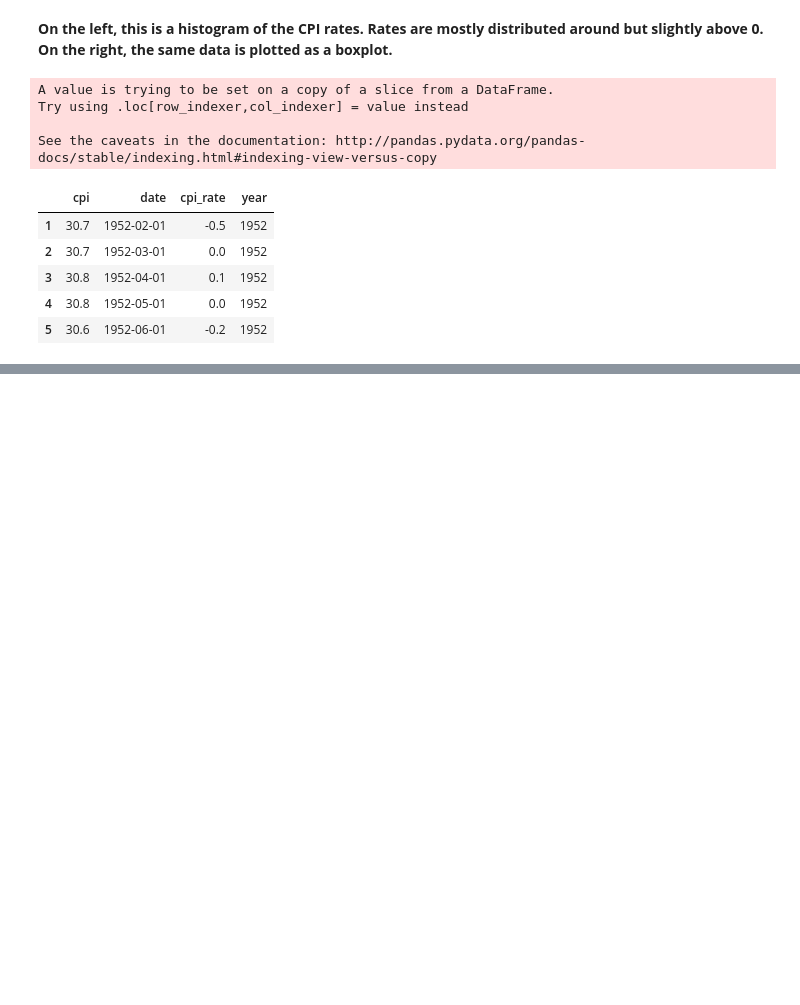
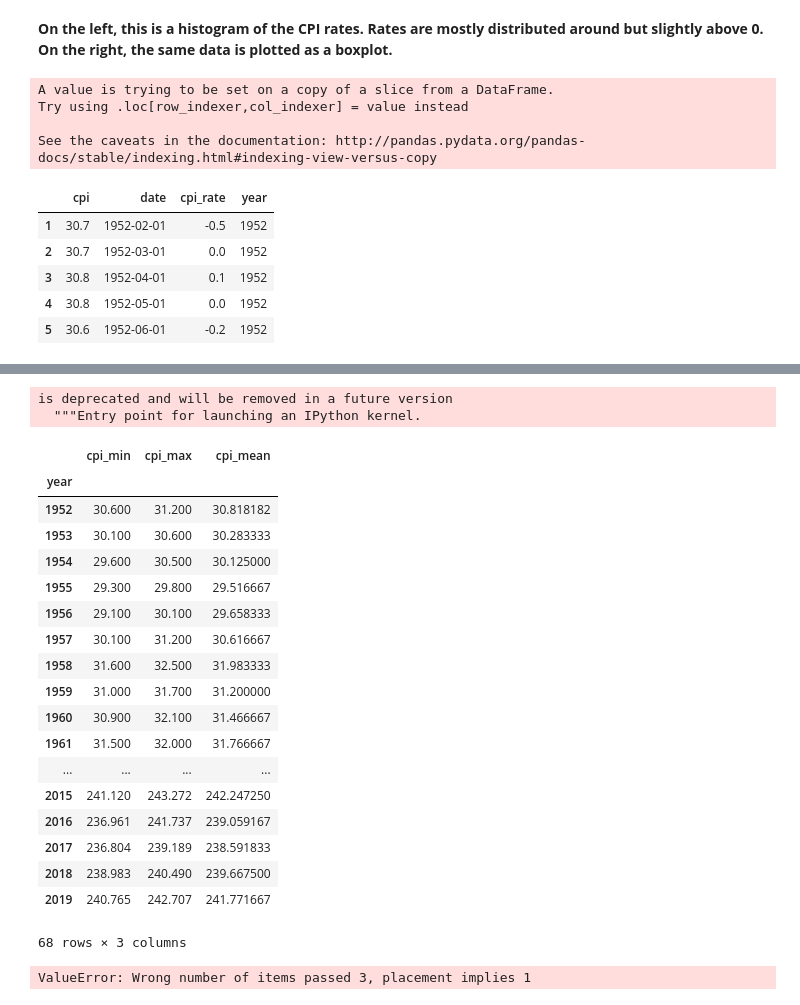
Before and after one commit to chrisoyer/thinkful_notes, a Jupyter notebook: Food Inflation plots.ipynb, the cells around one changed output, grey strips where cells are left out. Cells and saved outputs as stored; diff of their text form; code cells hidden in the pictures; blank space fills up the shorter version.

```diff
--- a/Food Inflation plots.ipynb
+++ b/Food Inflation plots.ipynb
@@ -952,0 +955,28 @@ ValueError: The truth value of a Series is ambiguous. Use a.empty, a.bool(), a.i
+# %%
+cpidf.groupby(['year'])['cpi'].agg({'cpi_min':min, 'cpi_max':max, 'cpi_mean':np.mean})
+# %% [output]
+is deprecated and will be removed in a future version
+  """Entry point for launching an IPython kernel.
+|  | cpi_min | cpi_max | cpi_mean |
+| year |  |  |  |
+| 1952 | 30.600 | 31.200 | 30.818182 |
+| 1953 | 30.100 | 30.600 | 30.283333 |
+| 1954 | 29.600 | 30.500 | 30.125000 |
+| 1955 | 29.300 | 29.800 | 29.516667 |
+| 1956 | 29.100 | 30.100 | 29.658333 |
+| 1957 | 30.100 | 31.200 | 30.616667 |
+| 1958 | 31.600 | 32.500 | 31.983333 |
+| 1959 | 31.000 | 31.700 | 31.200000 |
+| 1960 | 30.900 | 32.100 | 31.466667 |
+| 1961 | 31.500 | 32.000 | 31.766667 |
+| ... | ... | ... | ... |
+| 2015 | 241.120 | 243.272 | 242.247250 |
+| 2016 | 236.961 | 241.737 | 239.059167 |
+| 2017 | 236.804 | 239.189 | 238.591833 |
+| 2018 | 238.983 | 240.490 | 239.667500 |
+| 2019 | 240.765 | 242.707 | 241.771667 |
+68 rows × 3 columns
+# %%
+cpi_years_df['max_rate'] = cpidf.groupby('year').aggregate(np.max)
+# %% [output]
+ValueError: Wrong number of items passed 3, placement implies 1
```
Also changed, not shown: parts of 1 cell of this notebook, 1 other file.
